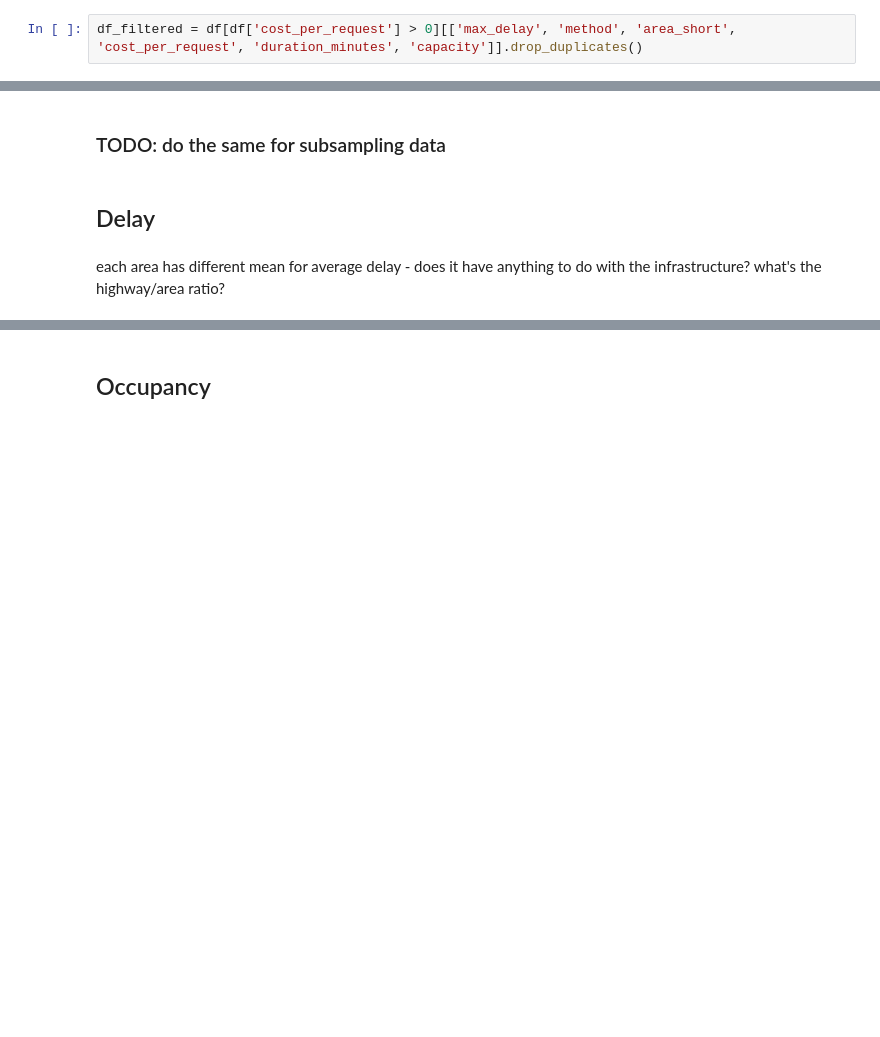
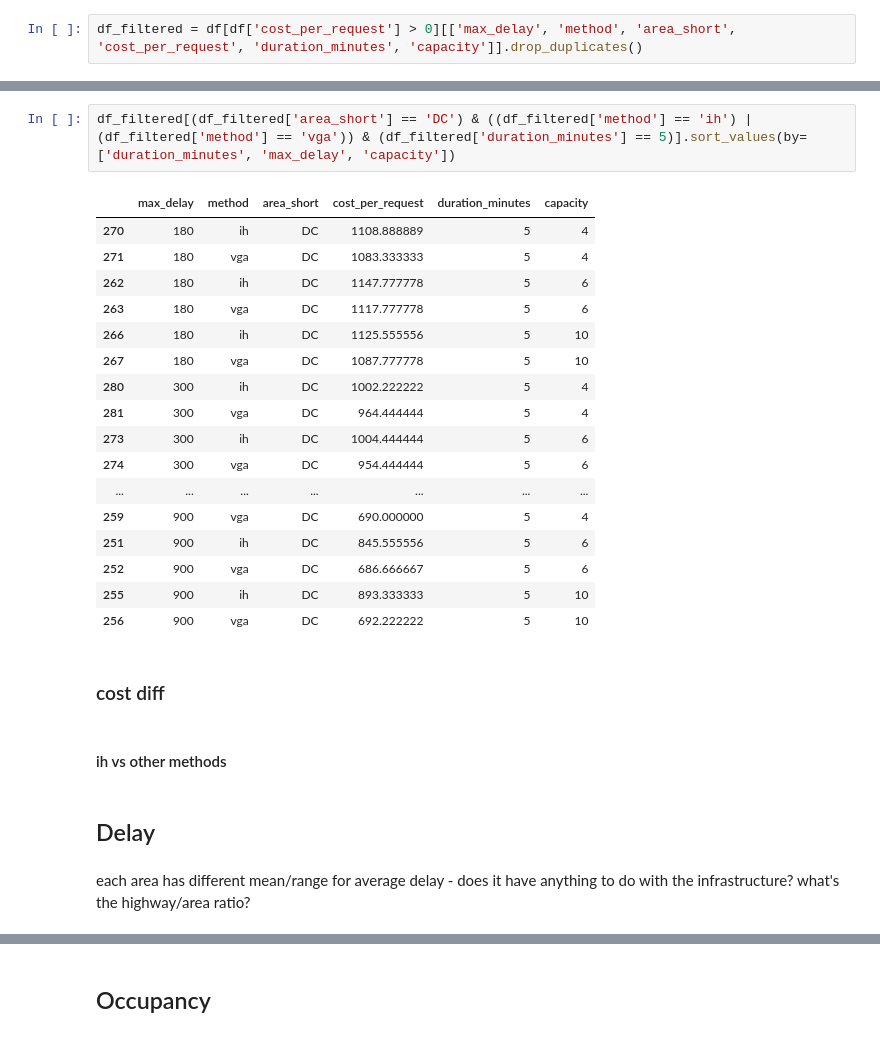
Before and after one commit to aicenter/Ridesharing_DARP_instances, a Jupyter notebook: python/nb/results-bc.ipynb, the cells around one changed output, grey strips where cells are left out. Saved outputs shown, nothing was run; the diff lists cells and outputs as text; blank space fills up the shorter version.

```diff
--- a/python/nb/results-bc.ipynb
+++ b/python/nb/results-bc.ipynb
@@ -572,10 +570,32 @@ fig.for_each_annotation(lambda a: a.update(text=a.text.split("=")[-1]))
 fig.show()
-# %% [markdown]
-### TODO: do the same for subsampling data
+# %%
+df_filtered[(df_filtered['area_short'] == 'DC') & ((df_filtered['method'] == 'ih') | (df_filtered['method'] == 'vga')) & (df_filtered['duration_minutes'] == 5)].sort_values(by=['duration_minutes', 'max_delay', 'capacity'])
+# %% [output]
+|  | max_delay | method | area_short | cost_per_request | duration_minutes | capacity |
+| 270 | 180 | ih | DC | 1108.888889 | 5 | 4 |
+| 271 | 180 | vga | DC | 1083.333333 | 5 | 4 |
+| 262 | 180 | ih | DC | 1147.777778 | 5 | 6 |
+| 263 | 180 | vga | DC | 1117.777778 | 5 | 6 |
+| 266 | 180 | ih | DC | 1125.555556 | 5 | 10 |
+| 267 | 180 | vga | DC | 1087.777778 | 5 | 10 |
+| 280 | 300 | ih | DC | 1002.222222 | 5 | 4 |
+| 281 | 300 | vga | DC | 964.444444 | 5 | 4 |
+| 273 | 300 | ih | DC | 1004.444444 | 5 | 6 |
+| 274 | 300 | vga | DC | 954.444444 | 5 | 6 |
+| ... | ... | ... | ... | ... | ... | ... |
+| 259 | 900 | vga | DC | 690.000000 | 5 | 4 |
+| 251 | 900 | ih | DC | 845.555556 | 5 | 6 |
+| 252 | 900 | vga | DC | 686.666667 | 5 | 6 |
+| 255 | 900 | ih | DC | 893.333333 | 5 | 10 |
+| 256 | 900 | vga | DC | 692.222222 | 5 | 10 |
+# %% [markdown]
+### cost diff
+# %% [markdown]
+#### ih vs other methods
 # %% [markdown]
 ## Delay
 # %% [markdown]
-each area has different mean for average delay - does it have anything to do with the infrastructure? what's the highway/area ratio?
+each area has different mean/range for average delay - does it have anything to do with the infrastructure? what's the highway/area ratio?
 # %%
 delay_area = oc_df[['area_short', 'max_delay', 'avg_delay']]
 fig = px.histogram(
```
Also changed, not shown: parts of 75 cells of this notebook, 11 other files.
